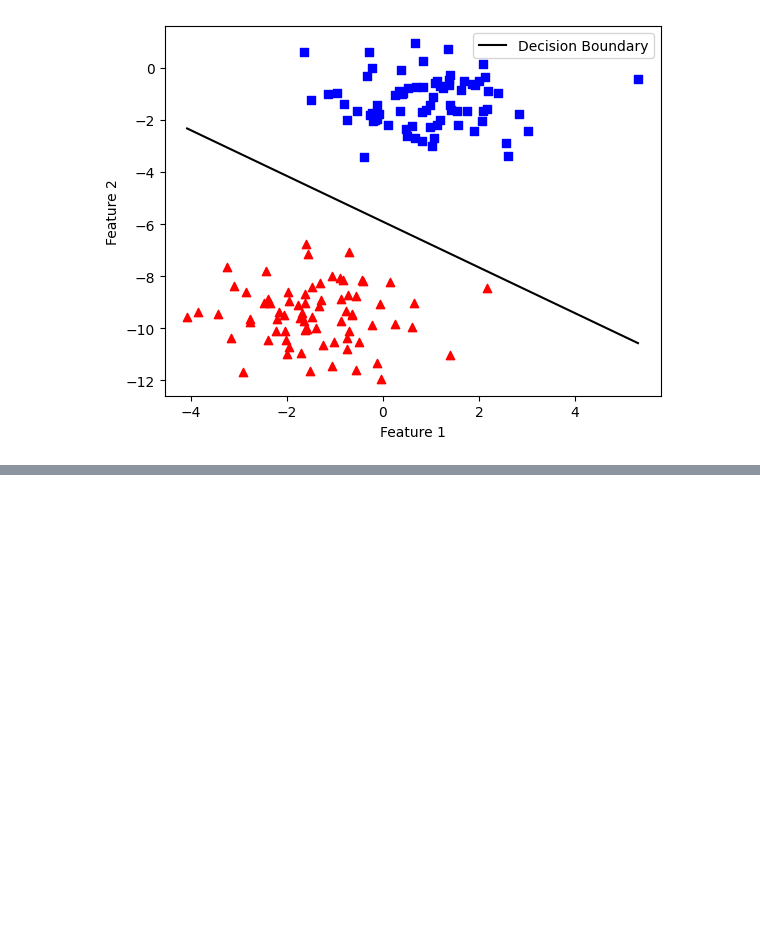
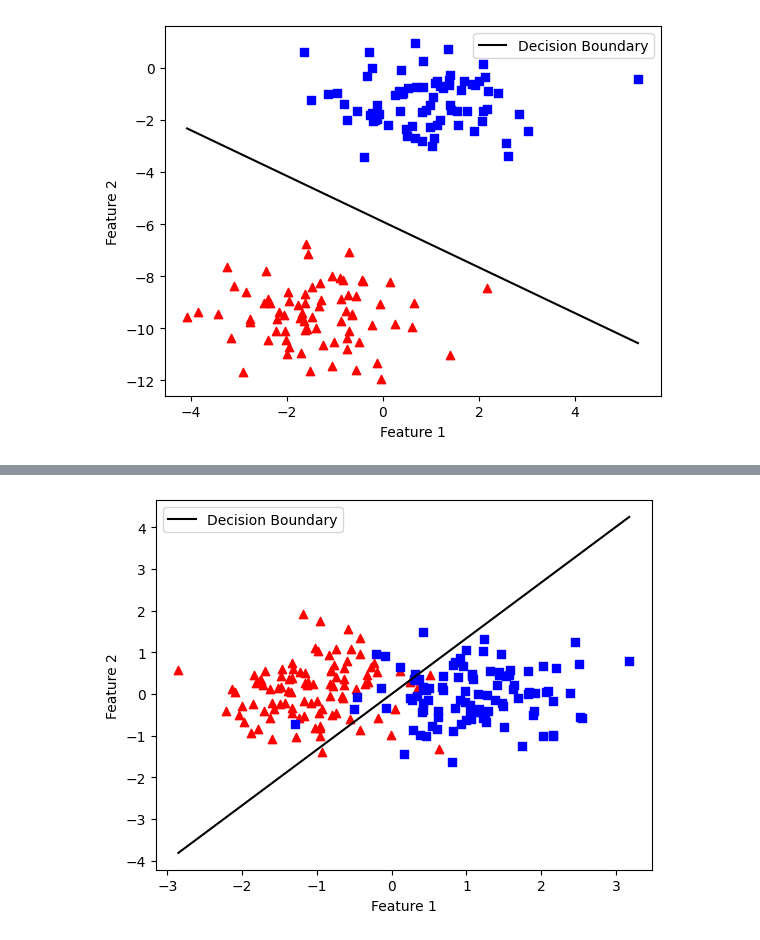
Before and after one commit to yasmineelhakem/deep_learning_labs, a Jupyter notebook: single_layer_perceptron.ipynb, the cells around one changed output, grey strips where cells are left out. Cells and saved outputs as stored; diff of their text form; code cells hidden in the pictures; blank space fills up the shorter version.

```diff
--- a/single_layer_perceptron.ipynb
+++ b/single_layer_perceptron.ipynb
@@ -24,6 +92,6 @@ plt.show()
 # %%
 def acti_func(x):
-    if x <= 0:
+    if x > 0:
+        return 1
+    else:
         return 0
-    else:
-        return 1
@@ -173,0 +209,36 @@ def generate_data(sigma2):
+# %%
+from sklearn.model_selection import train_test_split
+
+def generate_dataset(sigma_sq, n=125, random_state=42):
+    np.random.seed(random_state)
+
+    sigma = np.sqrt(sigma_sq)
+    mu1 = [-1, 0]
+    mu2 = [1, 0]
+
+    # Class y = 0
+    X1 =np.random.normal(mu1, sigma, (n, 2))
+    y1 =np.zeros(n)
+
+    # Class y = 1
+    X2 = np.random.normal(mu2, sigma, (n, 2))
+    y2 = np.ones(n)
+
+    # Concatenate
+    X = np.vstack((X1, X2))
+    y = np.hstack((y1, y2))
+
+    # Shuffle and split 80/20
+    X_train, X_test, y_train, y_test = train_test_split(
+        X, y, test_size=0.2, shuffle=True, random_state=random_state
+    )
+
+    return X_train, X_test, y_train, y_test
+# %%
+X_train, X_test, y_train, y_test = generate_dataset(sigma_sq=0.5)
+
+w2, errors2 = perceptron(X_train, y_train, lr=0.01, epochs=1000)
+
+plot_decision_boundary(X_train, y_train, w2)
+# %% [output]
+[figure, added]
```
Also changed, not shown: parts of 16 cells of this notebook.
